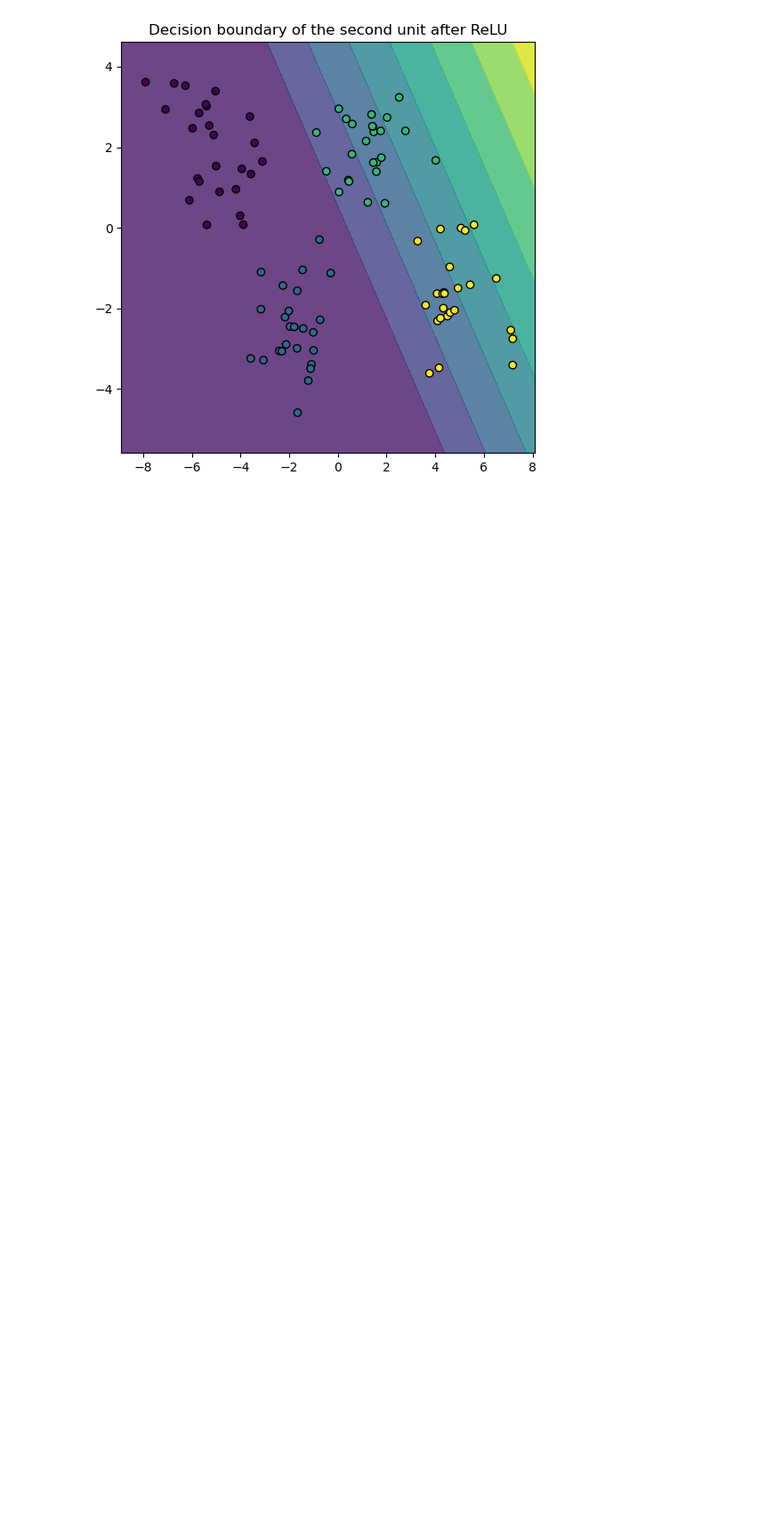
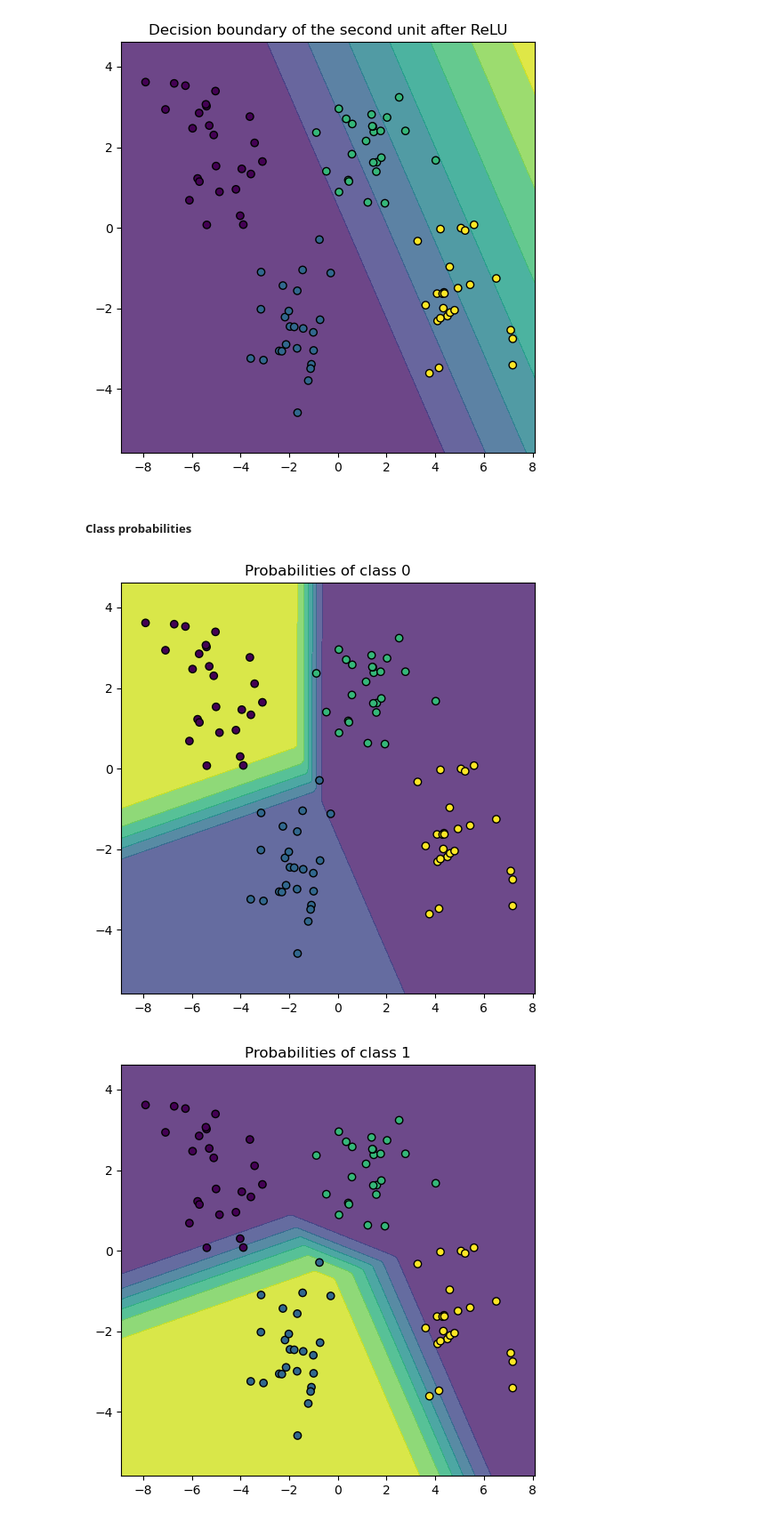
Before and after one commit to pivettamarcos/courses, a Jupyter notebook: ml/C02 - advanced_learning_algorithms/02 - training_nns.ipynb, the cells around one changed output. Shown at 89% size. Saved outputs shown, nothing was run; the diff lists cells and outputs as text; code cells hidden in the pictures; blank space fills up the shorter version.

```diff
--- a/ml/C02 - advanced_learning_algorithms/02 - training_nns.ipynb
+++ b/ml/C02 - advanced_learning_algorithms/02 - training_nns.ipynb
@@ -207,3 +213,18 @@ plt.title('Decision boundary of the second unit after ReLU')
 plt.show()
 # %% [output]
 [figure]
+# %% [markdown]
+##### Class probabilities
+# %%
+output = torch.nn.functional.sigmoid(model_lightning(grid_torch))
+# %%
+for i in range(4):
+    z1 = output[:, i].detach().numpy()
+    plt.figure(figsize=(6, 6))
+    plt.contourf(xx, yy, z1.reshape(xx.shape), alpha=0.8)
+    plt.scatter(X_train[:, 0], X_train[:, 1], c=y_train, edgecolors='k')
+    plt.title(f'Probabilities of class {i}')
+    plt.show()
+# %% [output]
+[figure, added]
+[figure, added]
```
Also changed, not shown: parts of 3 cells of this notebook, 7 other files.
